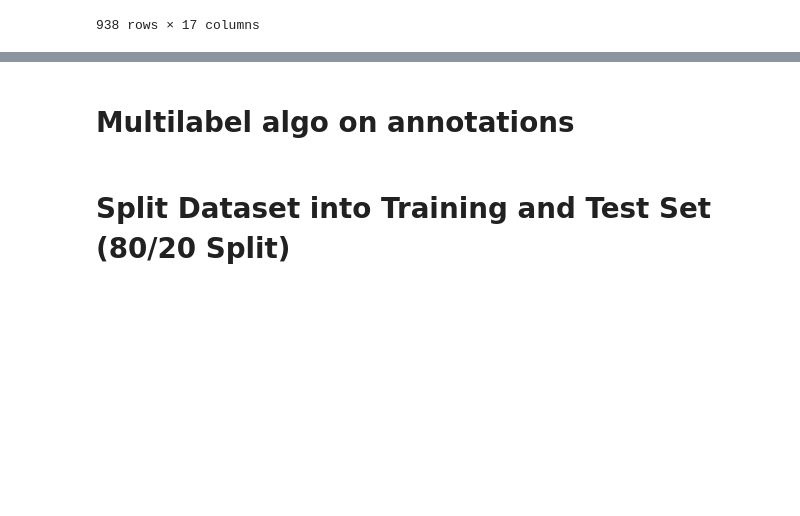
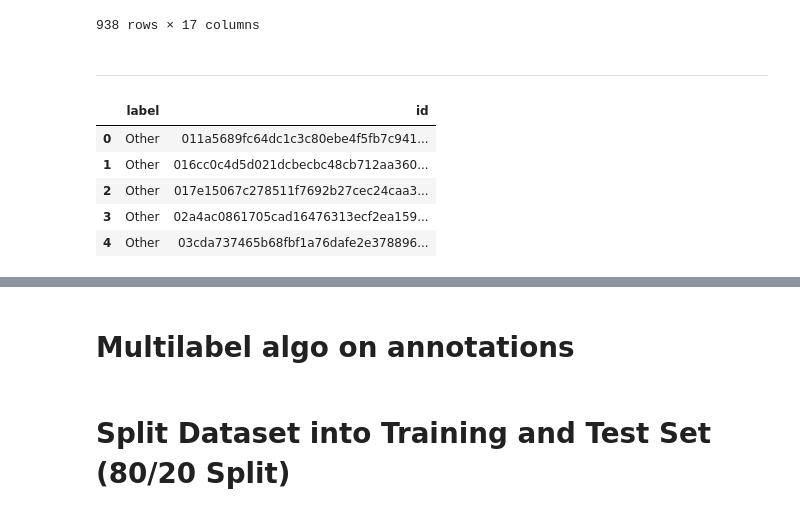
Before and after one commit to mindyng/Covid19, a Jupyter notebook: BaselineModels_LocalRun.ipynb, the cells around one changed output, grey strips where cells are left out. Drawn from its saved outputs; the diff is of its cells as text; code cells hidden in the pictures; blank space fills up the shorter version.

```diff
--- a/BaselineModels_LocalRun.ipynb
+++ b/BaselineModels_LocalRun.ipynb
@@ -303,3 +303,5 @@ final
 | 936 | ffd0af549110e997ac78508b499668e31... | molecular, characteristics, novel... | 0 | ttb7o8lv | ffd0af549110e997ac78508b499668e31... | Molecular characteristics of a no... | https://www.ncbi.nlm.nih.gov/pmc/... | 0.0 | 1.0 | 0.0 | ... |
 | 937 | fff600839441a60bb883d5f4328aa3227... | effects, porcine, reproductive, r... | 0 | 0n37jgjv | fff600839441a60bb883d5f4328aa3227... | Effects of a porcine reproductive... | https://doi.org/10.1016/s0165-242... | 0.0 | 0.0 | 0.0 | ... |
 938 rows × 17 columns
+# %% [markdown]
+____
@@ -305,0 +310,31 @@ final
+# %%
+#Kaggle datset labels
+
+# 0 - Other
+# 1 - Meta analysis
+# 2 - Randomized control trial
+# 3 - Non-randomized trial
+# 4 - Prospective cohort
+# 5 - Time-series analysis
+# 6 - Retrospective cohort
+# 7 - Cross-sectional
+# 8 - Case control
+# 9 - Case study
+# 10 - Simulation
+
+
+kaggleLabels = pd.read_csv("design.csv")
+
+labels = range(0,11)
+columns = ['Other', 'Meta analysis', 'Randomized control trial', 'Non-randomized trial', 'Prospective cohort', 'Time-series analysis', 'Retrospective cohort', 'Cross-sectional', 'Case control', 'Case study', 'Simulation']
+mapped = dict(zip(labels,columns))
+kaggleLabels['label'] = kaggleLabels['label'].map(mapped)
+kaggleLabels.head()
+# kaggleLabels.groupby('label').size().sort_values(ascending=False)
+# %% [output]
+|  | label | id |
+| 0 | Other | 011a5689fc64dc1c3c80ebe4f5fb7c941... |
+| 1 | Other | 016cc0c4d5d021dcbecbc48cb712aa360... |
+| 2 | Other | 017e15067c278511f7692b27cec24caa3... |
+| 3 | Other | 02a4ac0861705cad16476313ecf2ea159... |
+| 4 | Other | 03cda737465b68fbf1a76dafe2e378896... |
```
Also changed, not shown: parts of 4 cells of this notebook.
